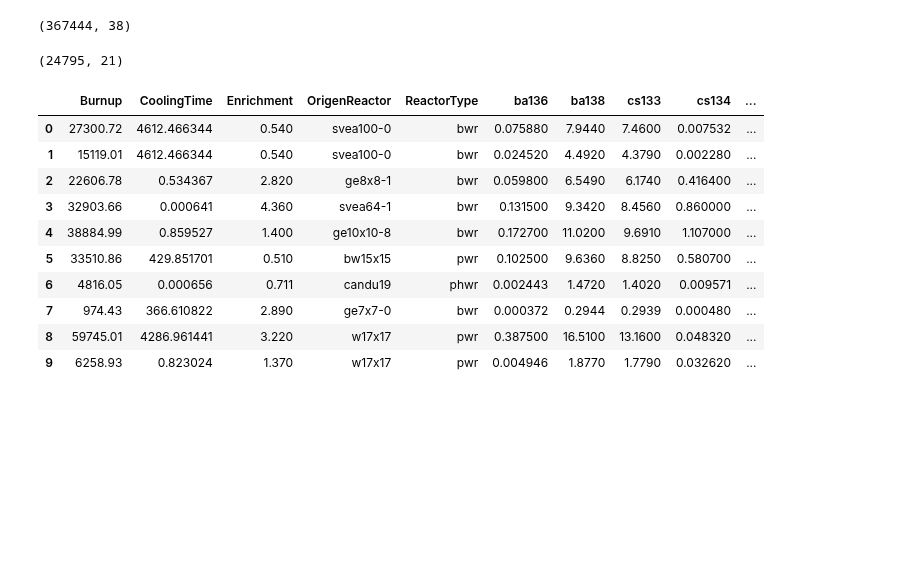
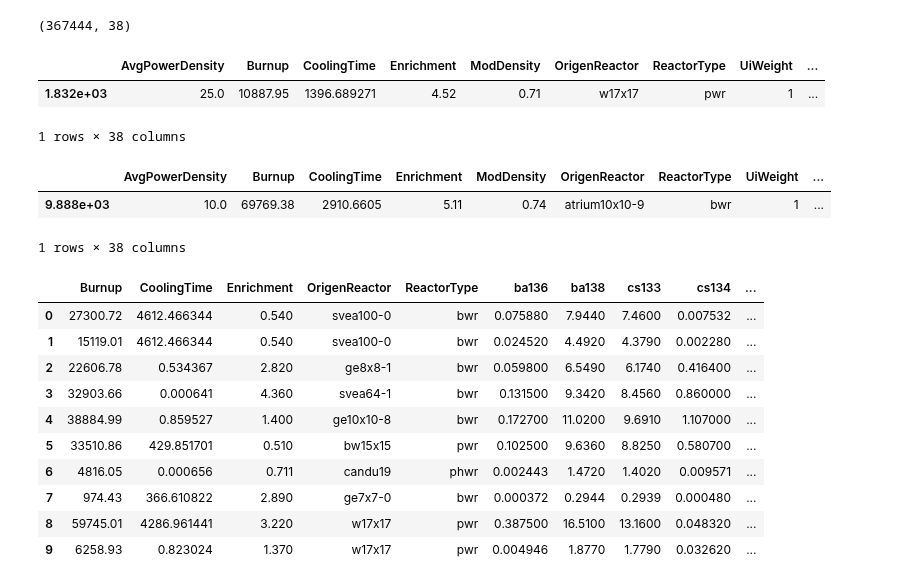
Before and after one commit to opotowsky/like-me-fuel, a Jupyter notebook: jupyter_notebooks/make_new_db.ipynb, the cells around one changed output. Drawn from its saved outputs; the diff is of its cells as text; code cells hidden in the pictures; blank space fills up the shorter version.

Commit message:
notebooks updated: full_ll viz investigation, and looking for full ll calcs to do from training set from nuc29-results. made single line dbs in make-new-db for new calcs.

```diff
--- a/jupyter_notebooks/make_new_db.ipynb
+++ b/jupyter_notebooks/make_new_db.ipynb
@@ -6,9 +15,3 @@ XY = pd.read_pickle(simfile)
 XY.shape
 # %% [output]
 (367444, 38)
-# %%
-simfile = '~/sims_n_results/nucmoles_opusupdate_aug2019/not-scaled_15nuc.pkl'
-XY = pd.read_pickle(simfile)
-XY.shape
-# %% [output]
-(24795, 21)
@@ -22,3 +18,19 @@ sfco.iloc[[63]].to_pickle('../mll_calc/htc_files/bad.pkl')
+# %%
+# bad pred from trainset
+XY.iloc[[283935]].to_pickle('../mll_calc/htc_files/train_good.pkl')
+XY.iloc[[283935]]
+# %% [output]
+|  | AvgPowerDensity | Burnup | CoolingTime | Enrichment | ModDensity | OrigenReactor | ReactorType | UiWeight | ... |
+| 1.832e+03 | 25.0 | 10887.95 | 1396.689271 | 4.52 | 0.71 | w17x17 | pwr | 1 | ... |
+1 rows × 38 columns
+# %%
+# good pred from trainset
+#XY.iloc[[178095]].to_pickle('../mll_calc/htc_files/train_bad.pkl')
+XY.iloc[[178095]]
+# %% [output]
+|  | AvgPowerDensity | Burnup | CoolingTime | Enrichment | ModDensity | OrigenReactor | ReactorType | UiWeight | ... |
+| 9.888e+03 | 10.0 | 69769.38 | 2910.6605 | 5.11 | 0.74 | atrium10x10-9 | bwr | 1 | ... |
+1 rows × 38 columns
 # %%
 #simfile = '~/prep-pkls/nucmoles_opusupdate_aug2019/not-scaled_15nuc.pkl'
 #XY = pd.read_pickle(simfile)
```
Also changed, not shown: parts of 6 cells of this notebook, 2 other files.
